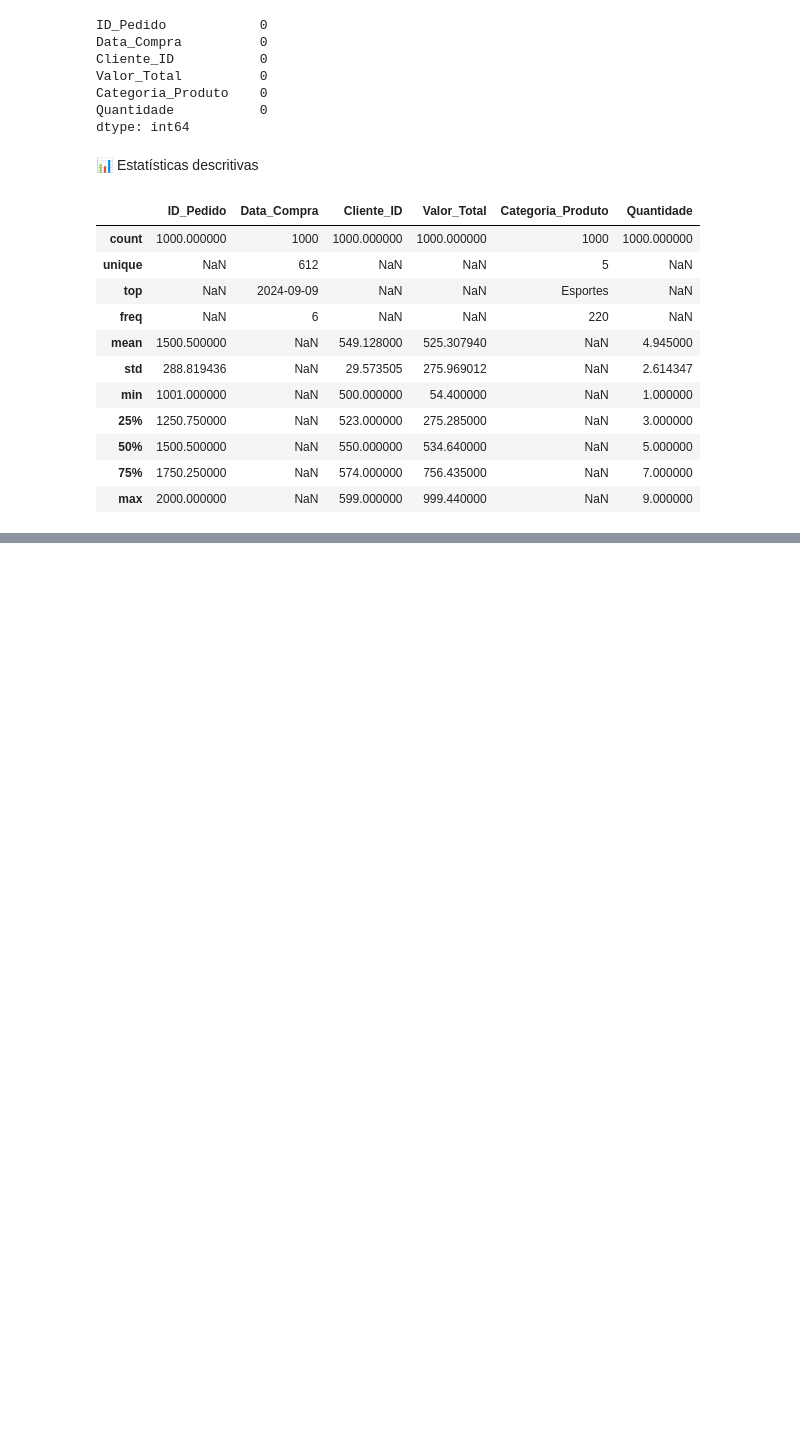
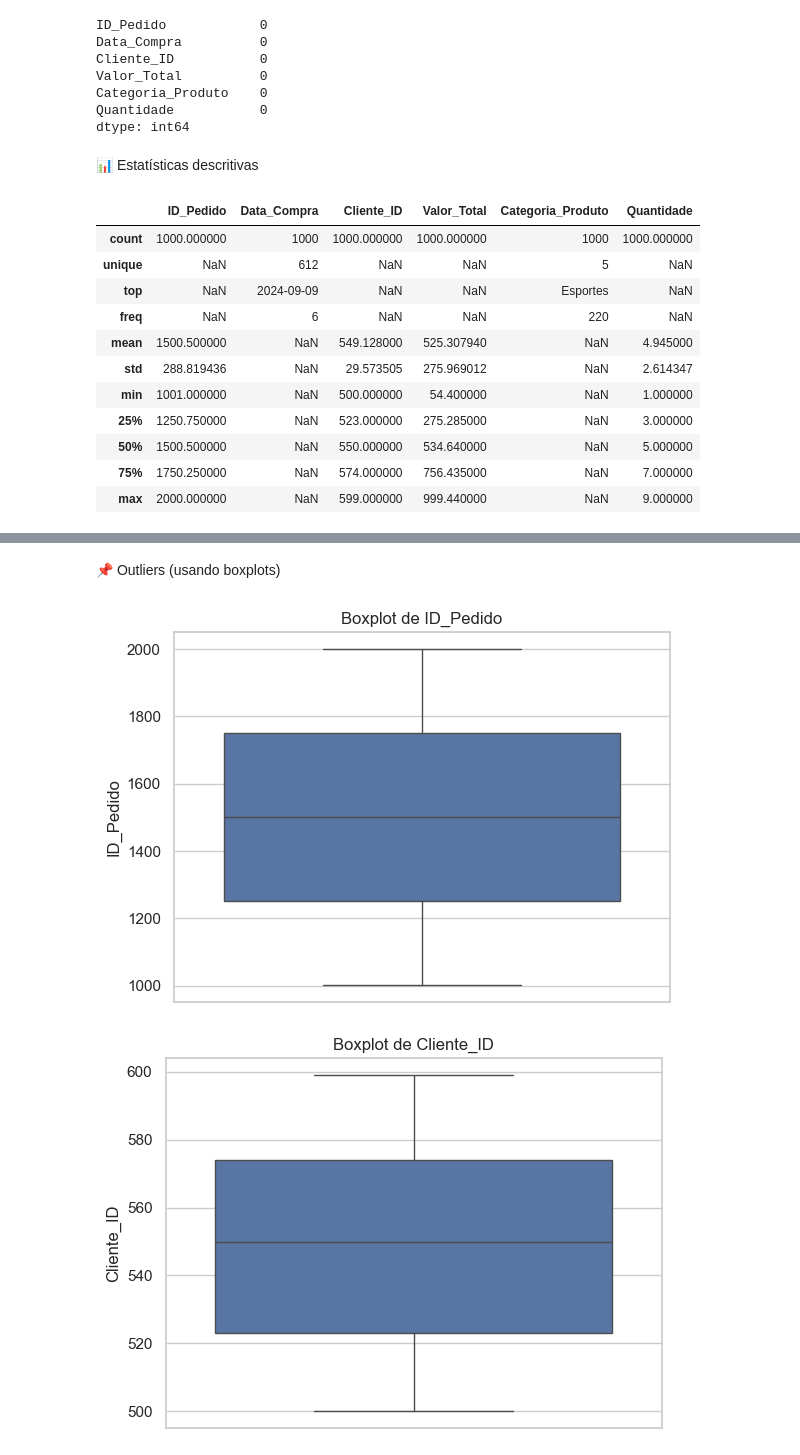
Before and after one commit to CaioHarrys/CURSO-PYTHON-IA, a Jupyter notebook: Analises/Analise Vendas/analise_vendas_harry.ipynb, the cells around one changed output, grey strips where cells are left out. Cells and saved outputs as stored; diff of their text form; code cells hidden in the pictures; blank space fills up the shorter version.

```diff
--- a/Analises/Analise Vendas/analise_vendas_harry.ipynb
+++ b/Analises/Analise Vendas/analise_vendas_harry.ipynb
@@ -93,0 +124,4 @@ df.describe(include='all')
+# %%
+for col in df.select_dtypes(include='object'):
+    print(df[col].value_counts())
+    print("-" * 40)
@@ -93,0 +155,10 @@ df.describe(include='all')
+# %% [markdown]
+📌 Outliers (usando boxplots)
+# %%
+for col in df.select_dtypes(include='number'):
+    sns.boxplot(data=df[col])
+    plt.title(f"Boxplot de {col}")
+    plt.show()
+# %% [output]
+[figure, added]
+[figure, added]
```
Also changed, not shown: parts of 17 cells of this notebook.
